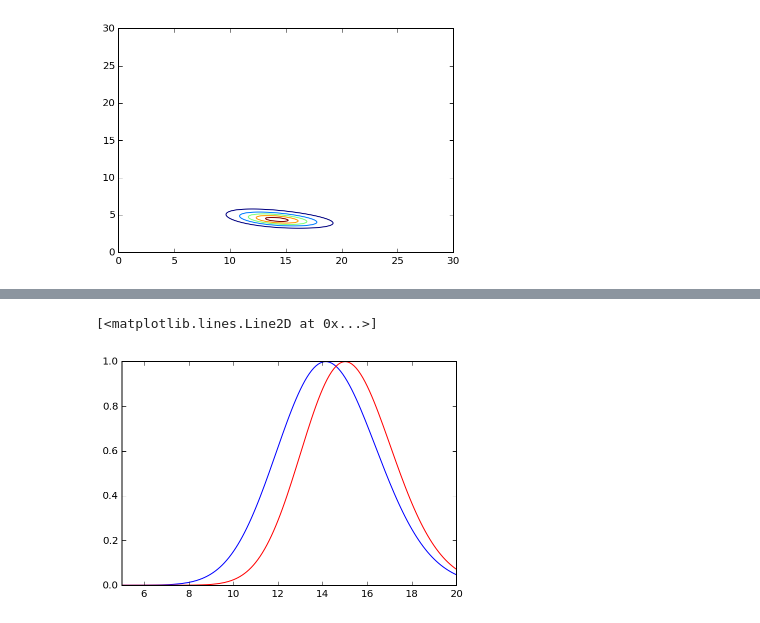
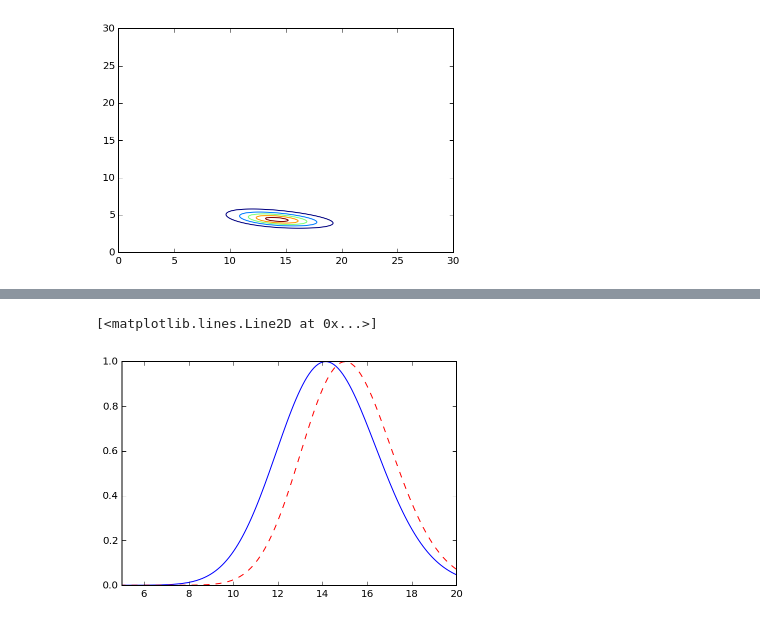
Before and after one commit to andres-jordan/asp5048, a Jupyter notebook: fuente_background.ipynb, the cells around one changed output, grey strips where cells are left out. Drawn from its saved outputs; the diff is of its cells as text; code cells hidden in the pictures.

```diff
--- a/fuente_background.ipynb
+++ b/fuente_background.ipynb
@@ -98,11 +104,11 @@ plt.contour(Agrid,Bgrid, L,levels)
 # %%
 L_marginal_a = L.sum(axis=0)
 L_marginal_a /= L_marginal_a.max()
 L_conditional_b4 = L[29,:]
 L_conditional_b4 /= L_conditional_b4.max()
 plt.xlim([5,20])
 plt.plot(a_array,L_marginal_a)
-plt.plot(a_array,L_conditional_b4,'r-')
+plt.plot(a_array,L_conditional_b4,'r--')
 # %% [output]
 [<matplotlib.lines.Line2D at 0x...>]
-[figure, old version]
+[figure, new version]
```
Also changed, not shown: parts of 3 cells of this notebook.
